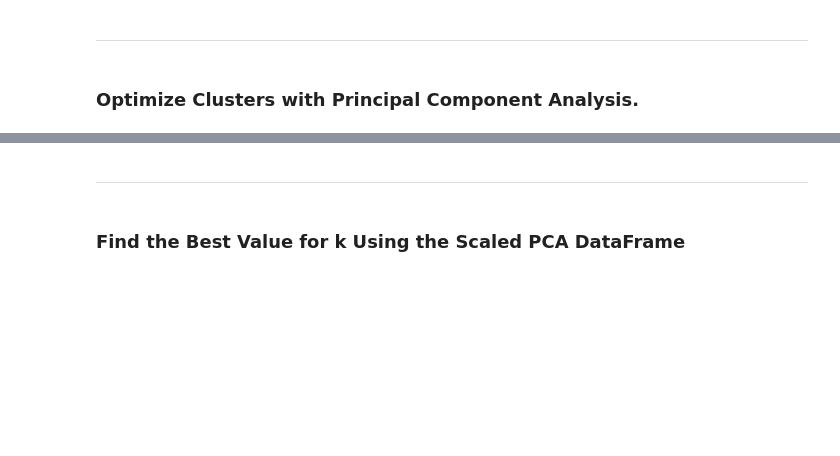
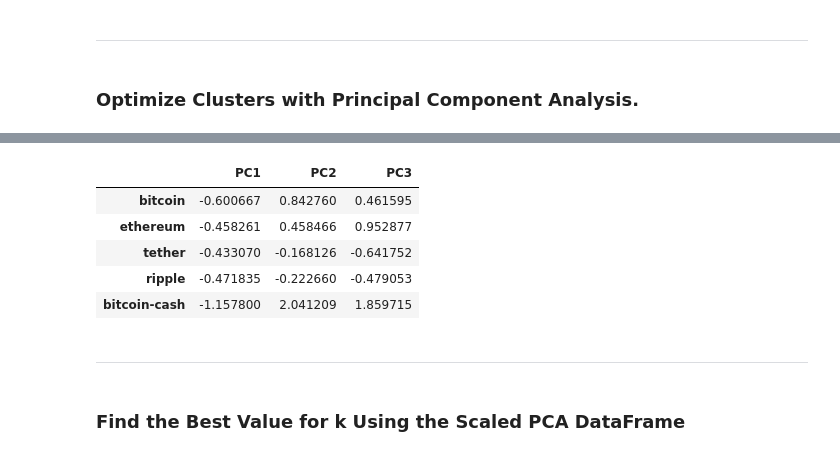
Before and after one commit to ngrief/CryptoClustering, a Jupyter notebook: Crypto_Clustering.ipynb, the cells around one changed output, grey strips where cells are left out. Drawn from its saved outputs; the diff is of its cells as text; code cells hidden in the pictures; blank space fills up the shorter version.

```diff
--- a/Crypto_Clustering.ipynb
+++ b/Crypto_Clustering.ipynb
@@ -172,14 +220,24 @@ plt.show()
 # %%
 # Create a new DataFrame with the PCA data.
-
+pca = PCA(n_components=3)
+pca_data = pca.fit_transform(df_market_data_scaled)
+df_pca = pd.DataFrame(pca_data, columns=['PC1', 'PC2', 'PC3'])
 
 # Copy the crypto names from the original scaled DataFrame
-
+crypto_names = df_market_data_scaled.index.tolist()
 
 # Set the coin_id column as index
-
+df_pca.index = crypto_names
 
 # Display the scaled PCA DataFrame
+display(df_pca.head())
+# %% [output]
+|  | PC1 | PC2 | PC3 |
+| bitcoin | -0.600667 | 0.842760 | 0.461595 |
+| ethereum | -0.458261 | 0.458466 | 0.952877 |
+| tether | -0.433070 | -0.168126 | -0.641752 |
+| ripple | -0.471835 | -0.222660 | -0.479053 |
+| bitcoin-cash | -1.157800 | 2.041209 | 1.859715 |
 # %% [markdown]
 ---
 # %% [markdown]
```
Also changed, not shown: parts of 11 cells of this notebook.
